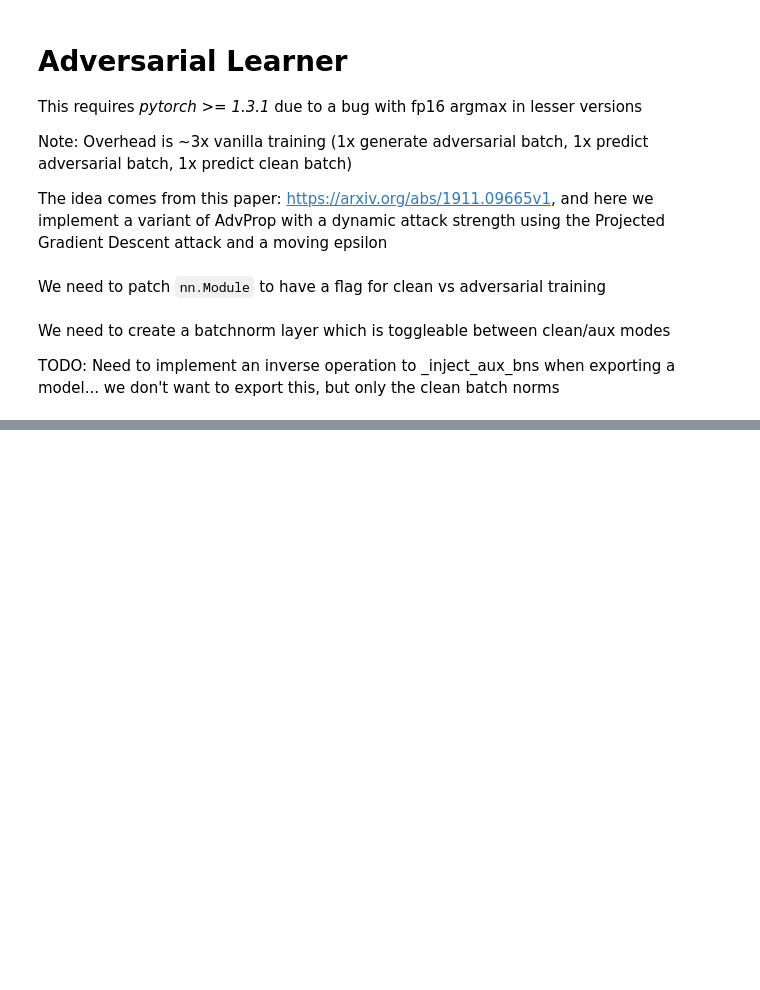
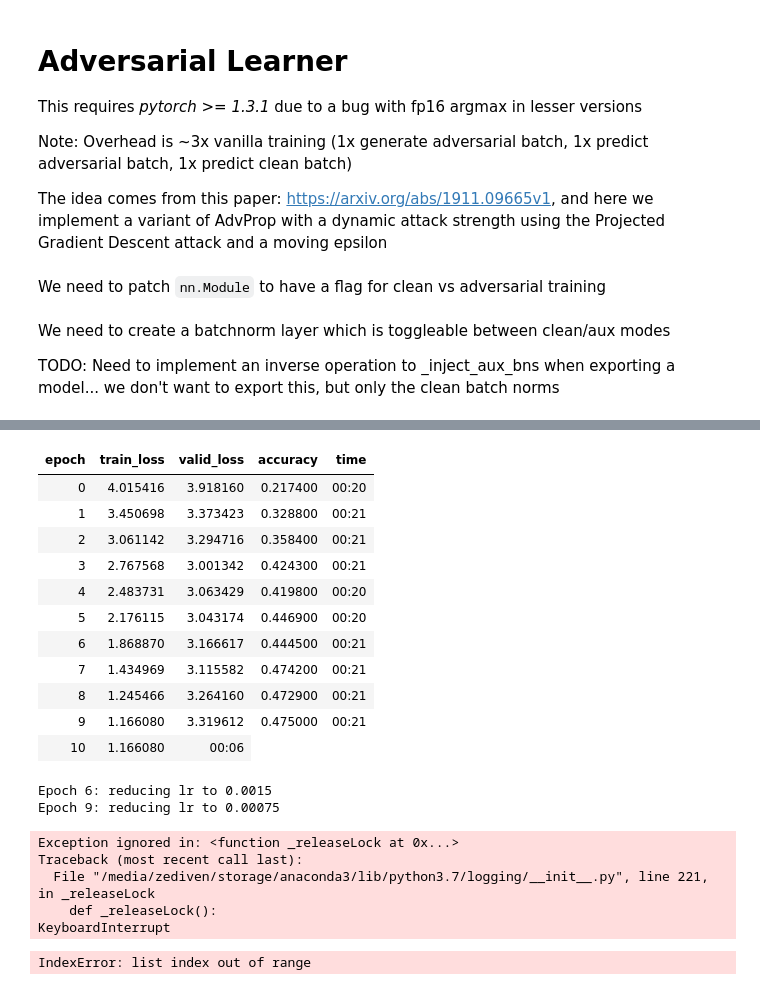
Before and after one commit to cbinners/fastai2, a Jupyter notebook: nbs/80_adversarial_learner.ipynb, the cells around one changed output, grey strips where cells are left out. Cells and saved outputs as stored; diff of their text form; code cells hidden in the pictures; blank space fills up the shorter version.

```diff
--- a/nbs/80_adversarial_learner.ipynb
+++ b/nbs/80_adversarial_learner.ipynb
@@ -446,0 +556,31 @@ test_baseline.fit_one_cycle(3, 1e-3)
+# %%
+from fastai2.metrics import *
+from fastai2.callback.all import *
+
+test_baseline = AdversarialLearner(dbunch, model=xse_resnet34(), loss_func=LabelSmoothingCrossEntropy(), metrics=[accuracy], attack=PGDAttack(), debug=False)
+test_baseline.add_cbs(TargetedLossPGD(target_relative_loss=1.10, max_eps=1e-2, eps_momentum_step=1.05, moving_average_length=5))
+test_baseline.add_cbs(ReduceLROnPlateau(patience=3, factor=2))
+test_baseline.add_cbs(EarlyStoppingCallback(patience=10))
+
+test_baseline.fit(100, 3e-3)
+# %% [output]
+| epoch | train_loss | valid_loss | accuracy | time |
+| 0 | 4.015416 | 3.918160 | 0.217400 | 00:20 |
+| 1 | 3.450698 | 3.373423 | 0.328800 | 00:21 |
+| 2 | 3.061142 | 3.294716 | 0.358400 | 00:21 |
+| 3 | 2.767568 | 3.001342 | 0.424300 | 00:21 |
+| 4 | 2.483731 | 3.063429 | 0.419800 | 00:20 |
+| 5 | 2.176115 | 3.043174 | 0.446900 | 00:20 |
+| 6 | 1.868870 | 3.166617 | 0.444500 | 00:21 |
+| 7 | 1.434969 | 3.115582 | 0.474200 | 00:21 |
+| 8 | 1.245466 | 3.264160 | 0.472900 | 00:21 |
+| 9 | 1.166080 | 3.319612 | 0.475000 | 00:21 |
+| 10 | 1.166080 | 00:06 |
+Epoch 6: reducing lr to 0.0015
+Epoch 9: reducing lr to 0.00075
+Exception ignored in: <function _releaseLock at 0x...>
+Traceback (most recent call last):
+  File "/media/zediven/storage/anaconda3/lib/python3.7/logging/__init__.py", line 221, in _releaseLock
+    def _releaseLock():
+KeyboardInterrupt
+IndexError: list index out of range
```
Also changed, not shown: parts of 10 cells of this notebook, 2 other files.
